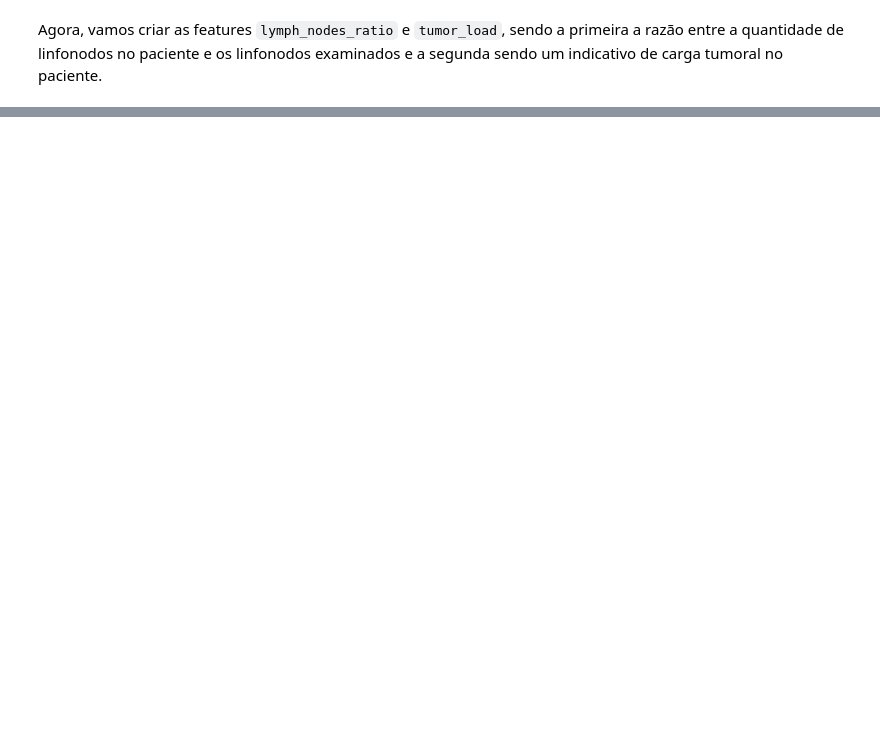
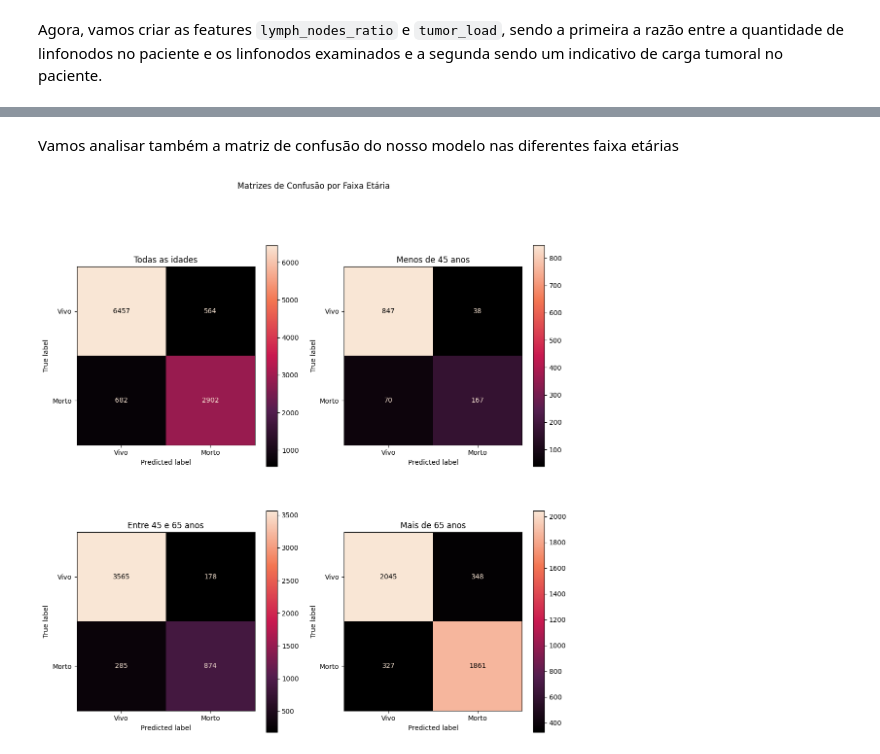
Before and after one commit to gauloish/trabalho-ia, a Jupyter notebook: notebook.ipynb, the cells around one changed output, grey strips where cells are left out. Saved outputs shown, nothing was run; the diff lists cells and outputs as text; code cells hidden in the pictures; blank space fills up the shorter version.

Commit message:
feat: adicionar modelo treinado, tunado e validado

```diff
--- a/notebook.ipynb
+++ b/notebook.ipynb
@@ -286,0 +289,2 @@ df[["lymph_nodes_ratio", "tumor_load"]].head(10)
+# %%
+df = df.drop(["vital_status", "cause_of_death", "num_screening", "treatment_year"], axis=1)
@@ -303,0 +456,18 @@ categorical_transformer = Pipeline(steps=[
+# %%
+model = XGBClassifier(
+    **params,
+    objective="binary:logistic",
+    eval_metric="aucpr",
+    use_label_encoder=False,
+    scale_pos_weight=scale_pos_weight,
+    random_state=random_state,
+    verbosity=0,
+    n_jobs=-1
+)
+
+pipeline = Pipeline(steps=[
+    ("preprocessor", preprocessor),
+    ("model", model)
+])
+
+pipeline.fit(X_train, y_train)
@@ -303,0 +551,36 @@ categorical_transformer = Pipeline(steps=[
+# %% [markdown]
+Vamos analisar também a matriz de confusão do nosso modelo nas diferentes faixa etárias
+# %%
+import matplotlib.pyplot as plt
+from matplotlib.colors import LinearSegmentedColormap
+from sklearn.metrics import (
+    confusion_matrix,
+    ConfusionMatrixDisplay
+)
+
+colors = [
+    "#000000",  # preto
+    "#541E4F",  # roxo (BlueViolet)
+    "#C91950",  # vermelho
+    "#F37652",
+    "#F9E6D5"   # rosa claro
+]
+
+cmap = LinearSegmentedColormap.from_list("bonitinho", colors)
+fig, axes = plt.subplots(2, 2, figsize=(13, 13))
+axes = axes.flatten()
+
+for ax, column in zip(axes, metric_columns):
+    cm = confusion_matrix(y_test_seg[column], y_pred_seg[column])
+
+    disp = ConfusionMatrixDisplay(
+        confusion_matrix=cm,
+        display_labels=["Vivo", "Morto"],
+    )
+    disp.plot(ax=ax, cmap=cmap)
+    ax.set_title(seg_names[column])
+
+plt.suptitle("Matrizes de Confusão por Faixa Etária")
+plt.show()
+# %% [output]
+[figure, added]
```
Also changed, not shown: parts of 34 cells of this notebook, 2 other files.
